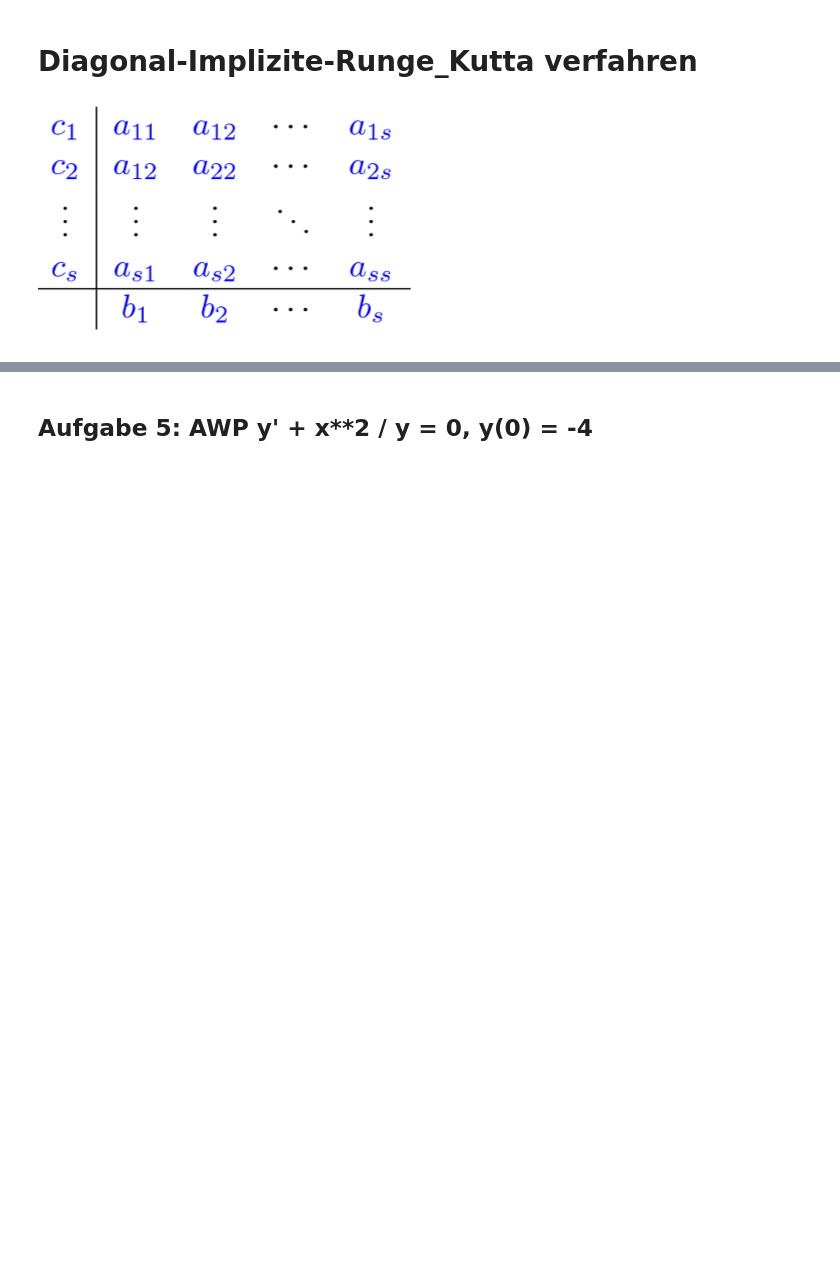
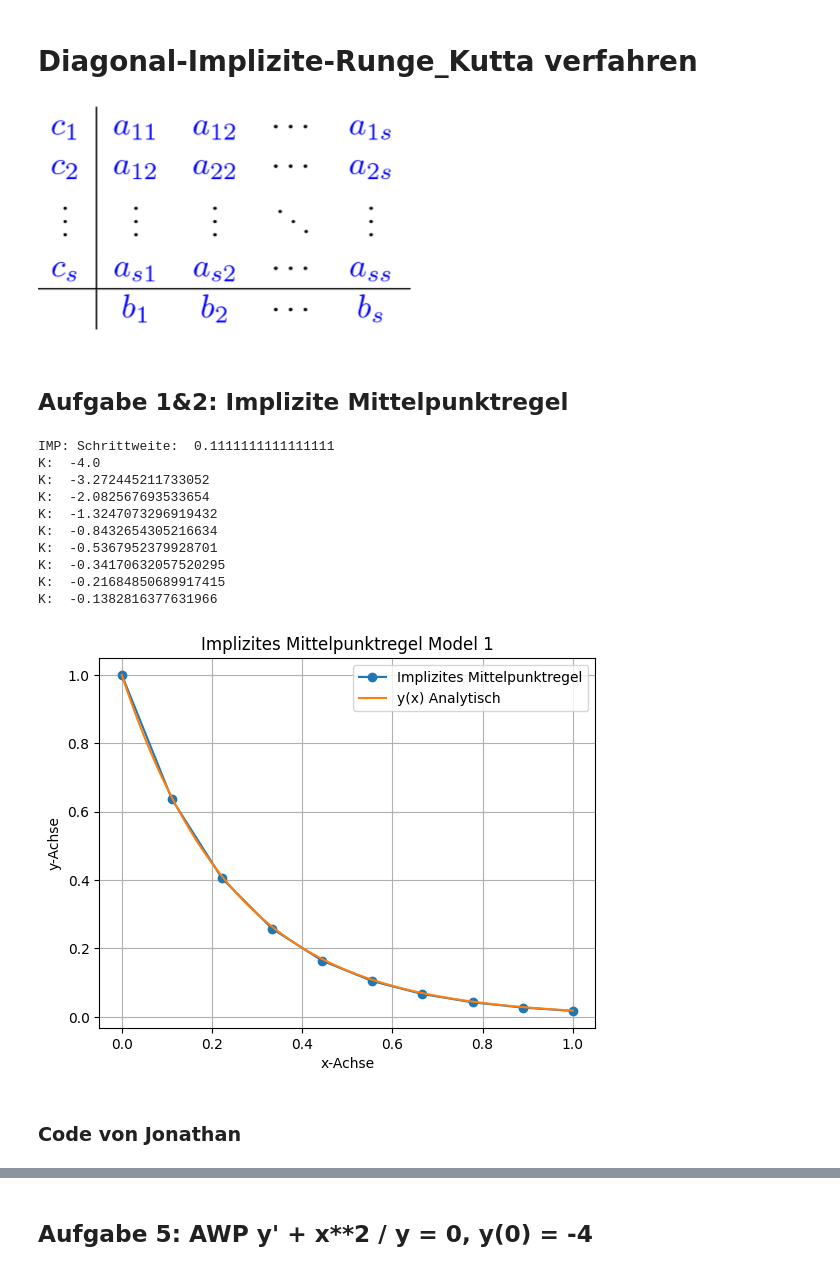
Before and after one commit to hollejon/Numerik, a Jupyter notebook: praktikum10/DIRK_Verfahren.ipynb, the cells around one changed output, grey strips where cells are left out. Saved outputs shown, nothing was run; the diff lists cells and outputs as text; code cells hidden in the pictures; blank space fills up the shorter version.

Commit message:
Aufgabe 1,2,3 hinzugefügt

```diff
--- a/praktikum10/DIRK_Verfahren.ipynb
+++ b/praktikum10/DIRK_Verfahren.ipynb
@@ -3,3 +6,83 @@
 # %% [markdown]
 ![image.png](attachment:image.png)
+# %% [markdown]
+## Aufgabe 1&2: Implizite Mittelpunktregel
+# %%
+def implizit_mittelpunkt(x0, X, f, df, A, B, C, N, tol):
+    # x0: Startpunkt
+    # X: Endpunkt
+    # f: Funktion
+    # df: Jacobi Matrix der Funktion f
+    # N: Anzahl der Schritte
+    # tol: Toleranz
+    max_iter=20
+
+    h= (X-x0[0])/(N-1)
+    print( "IMP: Schrittweite: ", h)
+    x = np.zeros(N)
+    y = np.zeros(N)
+    x[0] = x0[0]
+    y[0] = x0[1]
+    s = 0
+
+    #Anfangspunkt berechnen
+    k = f(x[0],y[0])
+
+    for i in range(1,N):
+        print("K: ", k)
+        step = 0
+
+        x[i] = x[i-1] + h
+        r = k - f(x[i-1] + h, y[i-1] + (h*k))
+
+        while np.abs(r) > tol and step < max_iter:
+            j = -df(x[i-1] + h*C, y[i-1] + (h*k*A))
+            delta_k = -r / (1 - (h*j))
+            k = k + delta_k
+            r = k - f(x[i-1] + h*C, y[i-1] + (h*k*A))
+            step += 1
+
+        y[i] = y[i-1] + (h*k*B)
+    return x, y
+
+
+def model1(x, y):
+    return -4*y
+
+def model1_df(x, y):
+    return 4
+
+def model1_analytisch(x):
+    return np.exp(-4 * x)
+
+x0 = [0,1]
+A = 0.5
+B  = 1
+C = 0.5
+x_imp_mittelpunkt,y_imp_mittelpunkt = implizit_mittelpunkt(x0, 1, model1, model1_df, A, B, C, 10, 1e-3)
+
+x_an = np.linspace(0,1,100)
+plt.figure(1)
+plt.plot(x_imp_mittelpunkt, y_imp_mittelpunkt, 'o-', label='Implizites Mittelpunktregel')
+plt.plot(x_an, model1_analytisch(x_an), '-', label='y(x) Analytisch')
+plt.ylabel('y-Achse')
+plt.xlabel('x-Achse')
+plt.title('Implizites Mittelpunktregel Model 1')
+plt.legend()
+plt.grid(True)
+plt.show()
+# %% [output]
+IMP: Schrittweite:  0.1111111111111111
+K:  -4.0
+K:  -3.272445211733052
+K:  -2.082567693533654
+K:  -1.3247073296919432
+K:  -0.8432654305216634
+K:  -0.5367952379928701
+K:  -0.34170632057520295
+K:  -0.21684850689917415
+K:  -0.1382816377631966
+[figure, added]
+# %% [markdown]
+### Code von Jonathan
 # %%
```
Also changed, not shown: parts of 8 cells of this notebook.
